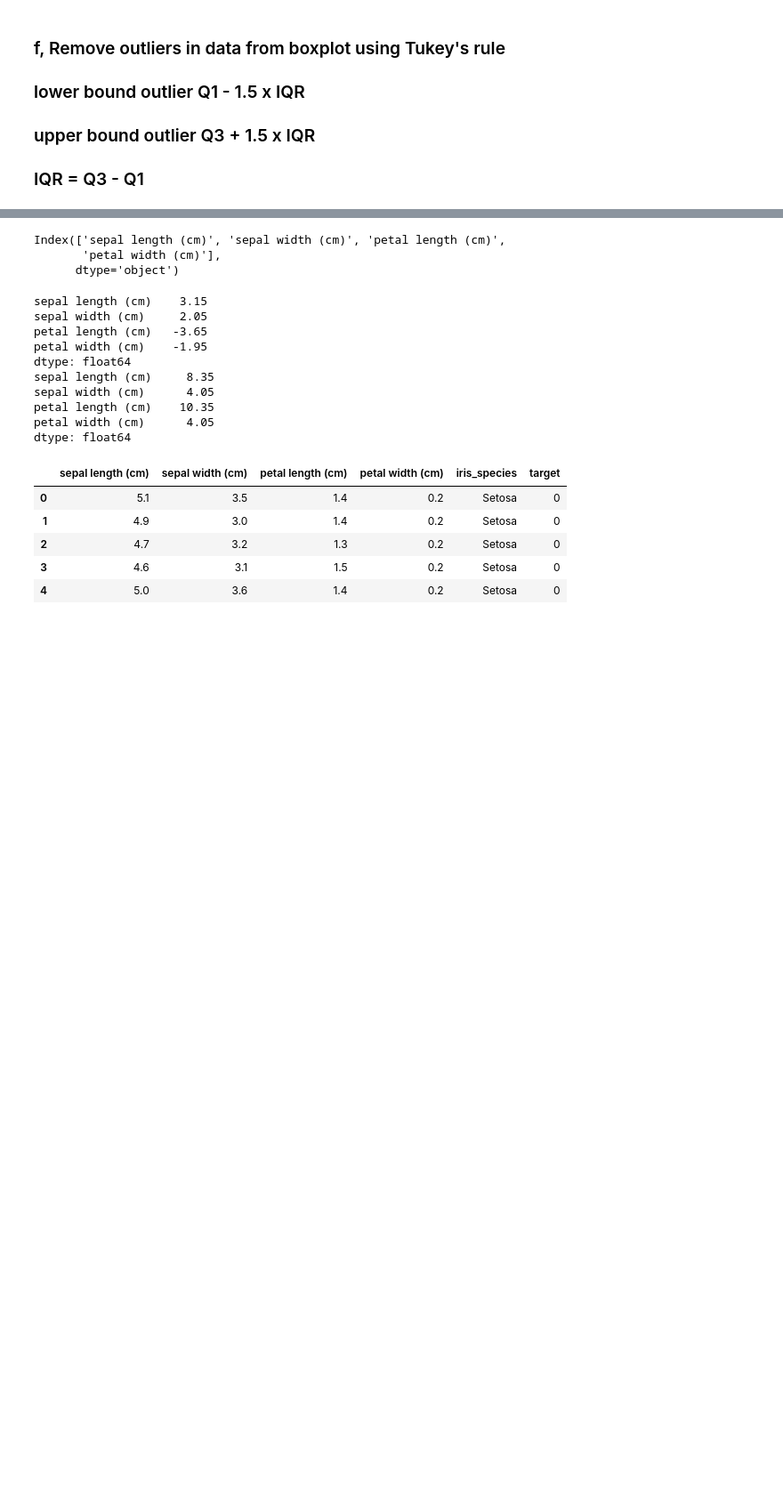
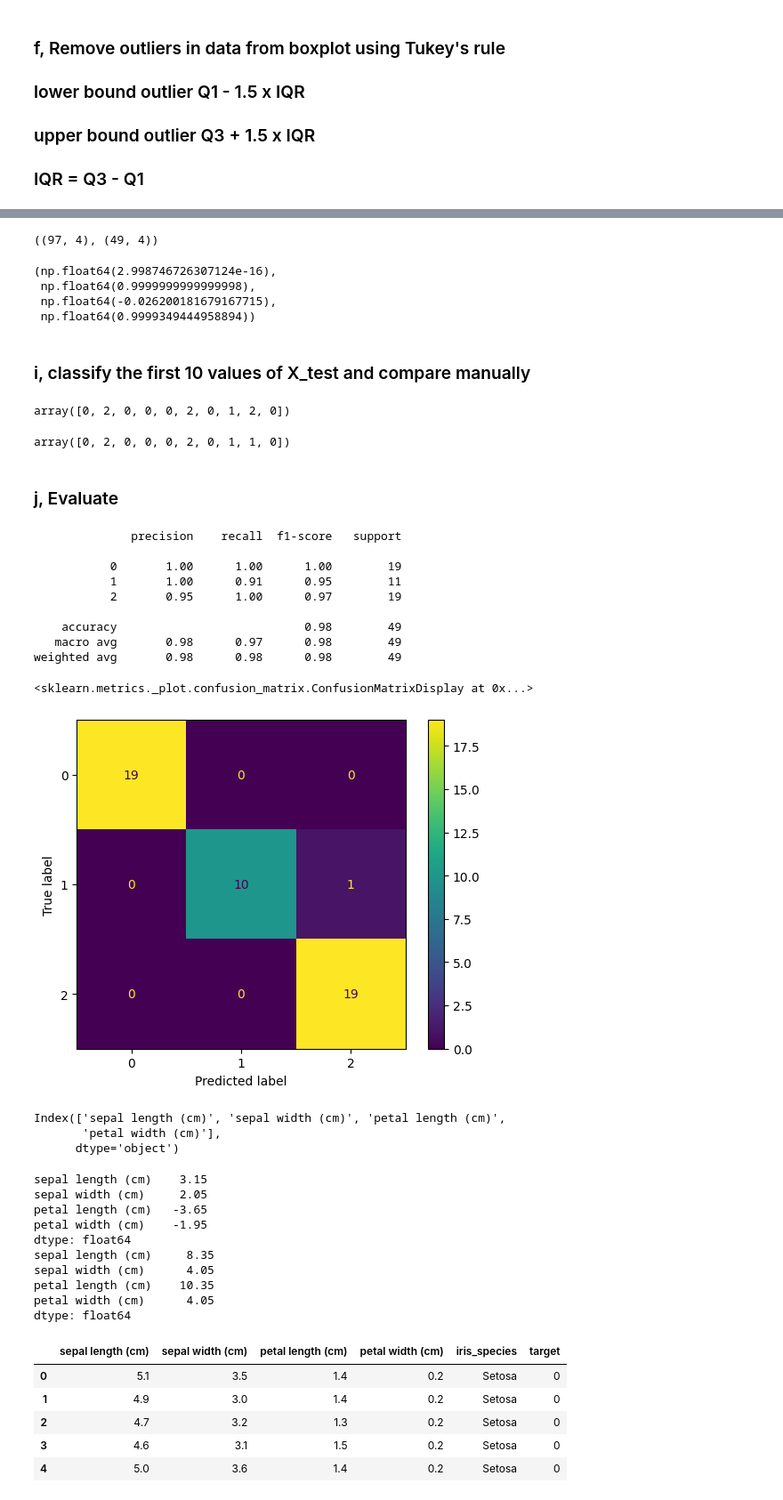
Before and after one commit to SusannaR11/AI_Engineering_OPA24_Susanna_Rokka, a Jupyter notebook: exercises/2_classification/0_iris_flower.ipynb, the cells around one changed output, grey strips where cells are left out. Shown at 89% size. Saved outputs shown, nothing was run; the diff lists cells and outputs as text; code cells hidden in the pictures; blank space fills up the shorter version.

```diff
--- a/exercises/2_classification/0_iris_flower.ipynb
+++ b/exercises/2_classification/0_iris_flower.ipynb
@@ -199,0 +270,4 @@ df.boxplot()
+# %%
+X, y = df_no_outliers.drop("class", axis=1),df_no_outliers["class"]
+
+X.head()
@@ -199,0 +281,59 @@ df.boxplot()
+# %%
+X_train, X_test, y_train, y_test = train_test_split(
+    X, y, test_size=0.33, random_state=42)
+
+X_train.shape, X_test.shape
+# %% [output]
+((97, 4), (49, 4))
+# %%
+from sklearn.preprocessing import StandardScaler
+
+scaler = StandardScaler()
+scaler.fit(X_train)
+
+scaled_X_train = scaler.transform(X_train)
+scaled_X_test = scaler.transform(X_test)
+
+scaled_X_train.mean(), scaled_X_train.std(), scaled_X_test.mean(), scaled_X_test.std()
+# %% [output]
+(np.float64(2.998746726307124e-16),
+ np.float64(0.9999999999999998),
+ np.float64(-0.026200181679167715),
+ np.float64(0.9999349444958894))
+# %% [markdown]
+### i, classify the first 10 values of X_test and compare manually
+# %%
+from sklearn.linear_model import LogisticRegression
+
+model = LogisticRegression()
+model.fit(scaled_X_train, y_train)
+
+model.predict(scaled_X_test)[:10]
+# %% [output]
+array([0, 2, 0, 0, 0, 2, 0, 1, 2, 0])
+# %%
+y_test.iloc[:10].values
+# %% [output]
+array([0, 2, 0, 0, 0, 2, 0, 1, 1, 0])
+# %% [markdown]
+### j, Evaluate
+# %%
+from sklearn.metrics import classification_report, confusion_matrix, ConfusionMatrixDisplay
+
+y_pred = model.predict(scaled_X_test)
+print(classification_report(y_test, y_pred))
+
+cm= confusion_matrix(y_test, y_pred)
+ConfusionMatrixDisplay(cm).plot()
+# %% [output]
+              precision    recall  f1-score   support
+
+           0       1.00      1.00      1.00        19
+           1       1.00      0.91      0.95        11
+           2       0.95      1.00      0.97        19
+
+    accuracy                           0.98        49
+   macro avg       0.98      0.97      0.98        49
+weighted avg       0.98      0.98      0.98        49
+<sklearn.metrics._plot.confusion_matrix.ConfusionMatrixDisplay at 0x...>
+[figure, added]
```
Also changed, not shown: parts of 17 cells of this notebook.
